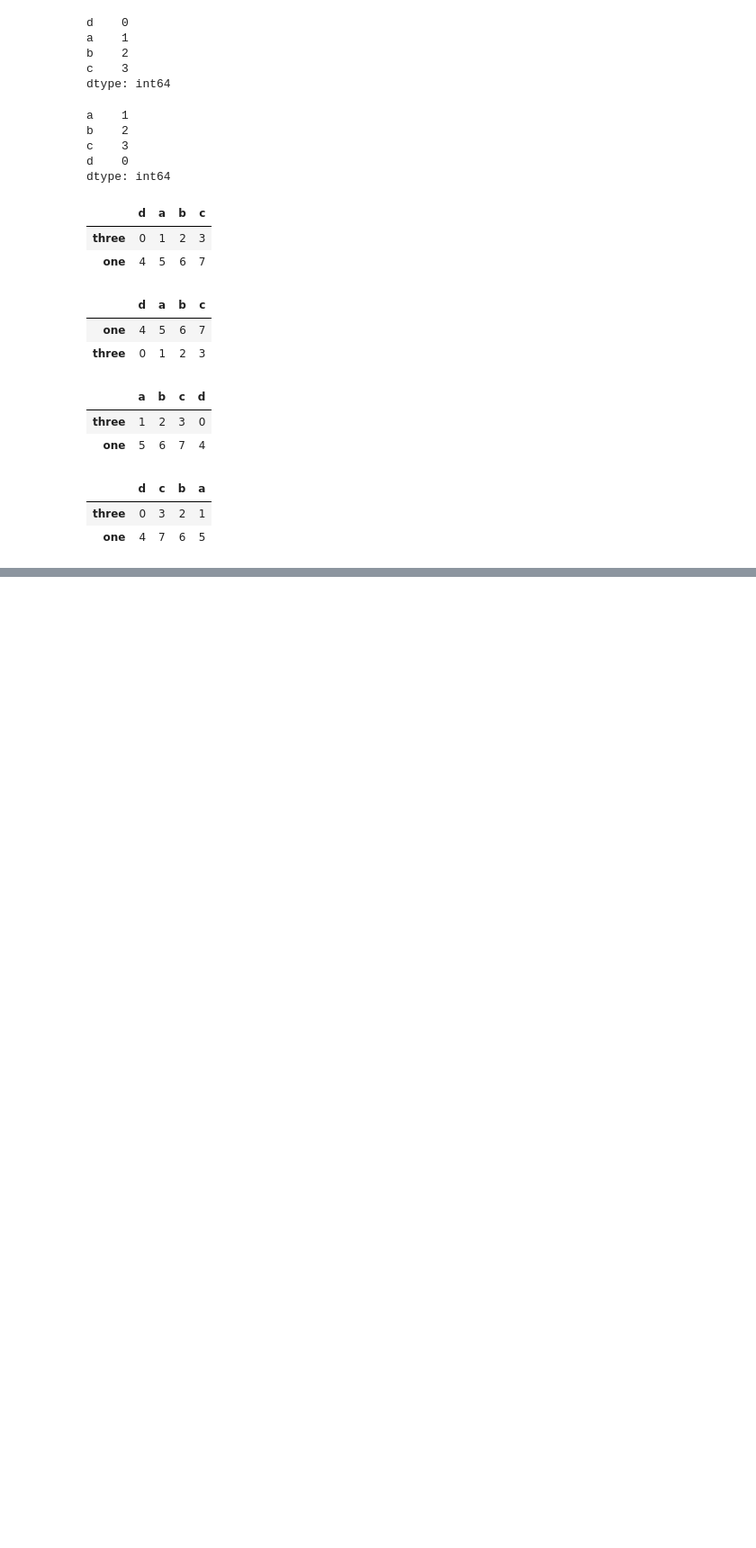
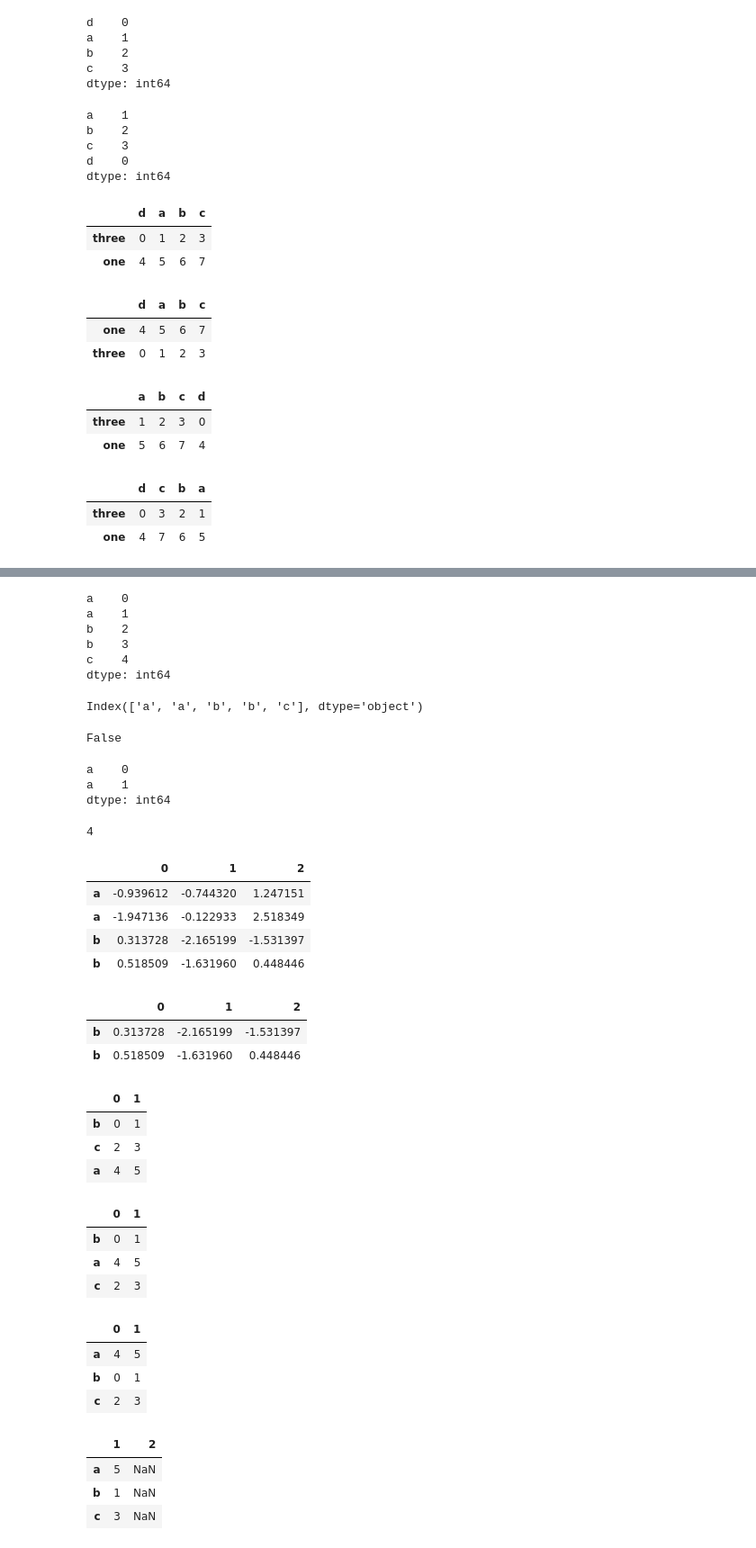
Before and after one commit to Kaiquenakao/Pandas, a Jupyter notebook: Estrutura_dados_pandas.ipynb, the cells around one changed output, grey strips where cells are left out. Shown at 90% size. Saved outputs shown, nothing was run; the diff lists cells and outputs as text; code cells hidden in the pictures; blank space fills up the shorter version.

```diff
--- a/Estrutura_dados_pandas.ipynb
+++ b/Estrutura_dados_pandas.ipynb
@@ -1464,0 +1467,43 @@ frame.rank(axis='columns') # colunas >>>
+# %%
+obj = pd.Series(range(5), index=['a', 'a', 'b', 'b', 'c'])
+obj
+# %% [output]
+a    0
+a    1
+b    2
+b    3
+c    4
+dtype: int64
+# %%
+obj.index
+# %% [output]
+Index(['a', 'a', 'b', 'b', 'c'], dtype='object')
+# %%
+obj.index.is_unique # pergunta se todos são únicos
+# %% [output]
+False
+# %%
+obj['a']
+# %% [output]
+a    0
+a    1
+dtype: int64
+# %%
+obj['c']
+# %% [output]
+4
+# %%
+df = pd.DataFrame(np.random.randn(4, 3), index=['a', 'a', 'b', 'b'])
+df
+# %% [output]
+|  | 0 | 1 | 2 |
+| a | -0.939612 | -0.744320 | 1.247151 |
+| a | -1.947136 | -0.122933 | 2.518349 |
+| b | 0.313728 | -2.165199 | -1.531397 |
+| b | 0.518509 | -1.631960 | 0.448446 |
+# %%
+df.loc['b']
+# %% [output]
+|  | 0 | 1 | 2 |
+| b | 0.313728 | -2.165199 | -1.531397 |
+| b | 0.518509 | -1.631960 | 0.448446 |
@@ -1464,0 +1512,7 @@ frame.rank(axis='columns') # colunas >>>
+# %%
+df1
+# %% [output]
+|  | 0 | 1 |
+| b | 0 | 1 |
+| c | 2 | 3 |
+| a | 4 | 5 |
@@ -1464,0 +1521,21 @@ frame.rank(axis='columns') # colunas >>>
+# %%
+df1.reindex(['b', 'a', 'c'])
+# %% [output]
+|  | 0 | 1 |
+| b | 0 | 1 |
+| a | 4 | 5 |
+| c | 2 | 3 |
+# %%
+df1
+# %% [output]
+|  | 0 | 1 |
+| a | 4 | 5 |
+| b | 0 | 1 |
+| c | 2 | 3 |
+# %%
+df1.reindex([1, 2], axis='columns')
+# %% [output]
+|  | 1 | 2 |
+| a | 5 | NaN |
+| b | 1 | NaN |
+| c | 3 | NaN |
```
Also changed, not shown: parts of 31 cells of this notebook.
